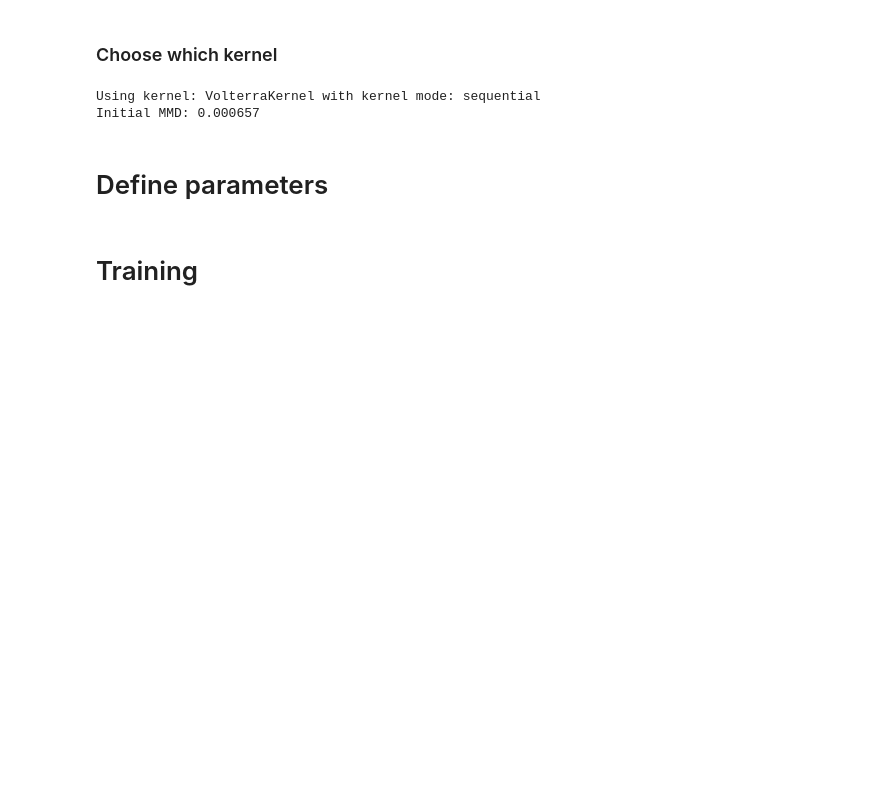
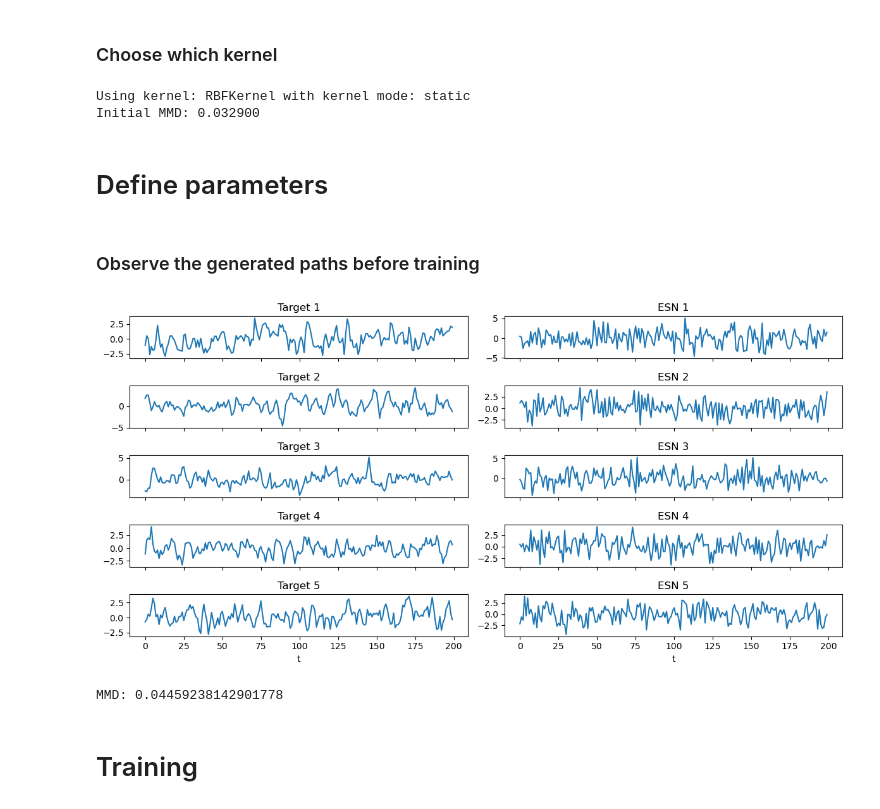
Before and after one commit to omersuder5/My_trial_space, a Jupyter notebook: example_training.ipynb, the cells around one changed output. Cells and saved outputs as stored; diff of their text form; code cells hidden in the pictures; blank space fills up the shorter version.

```diff
--- a/example_training.ipynb
+++ b/example_training.ipynb
@@ -97,8 +97,8 @@ Best tau: 0.7525, CV: 0.009040325882279883
 # %%
 # choose one:
 # kernel = sig_disc_kernel      # discretized signature kernel
-kernel = sig_pde_kernel        # pde signature kernel
-# kernel = rbf_kernel           # static kernel
+# kernel = sig_pde_kernel        # pde signature kernel
+kernel = rbf_kernel           # static kernel
 # kernel = volterra_kernel      # volterra kernel
 
 if "sig" in kernel.__class__.__name__.lower() or "volt" in kernel.__class__.__name__.lower():
@@ -111,8 +111,8 @@ print(f"Using kernel: {kernel.__class__.__name__} with kernel mode: {kernel_mode
 initial_mmd = compute_mmd_loss(kernel, X, Z) if kernel_mode == "sequential" else compute_mmd_loss(kernel, X.reshape(X.shape[0], -1), Z.reshape(Z.shape[0], -1))
 print(f"Initial MMD: {initial_mmd:.6f}")
 # %% [output]
-Using kernel: VolterraKernel with kernel mode: sequential
-Initial MMD: 0.000657
+Using kernel: RBFKernel with kernel mode: static
+Initial MMD: 0.032900
 # %% [markdown]
 # Define parameters
 # %%
@@ -160,6 +160,13 @@ kwargs = {
     **io_params,
     **misc_params,
 }
+# %% [markdown]
+### Observe the generated paths before training
+# %%
+inspection = inspect_run_and_mmd(results=None, kwargs=kwargs, n_examples=5, kernel_mmd = None)
+# %% [output]
+[figure, added]
+MMD: 0.04459238142901778
 # %% [markdown]
 # Training
 # %%
```
Also changed, not shown: parts of 6 cells of this notebook, 7 other files.
